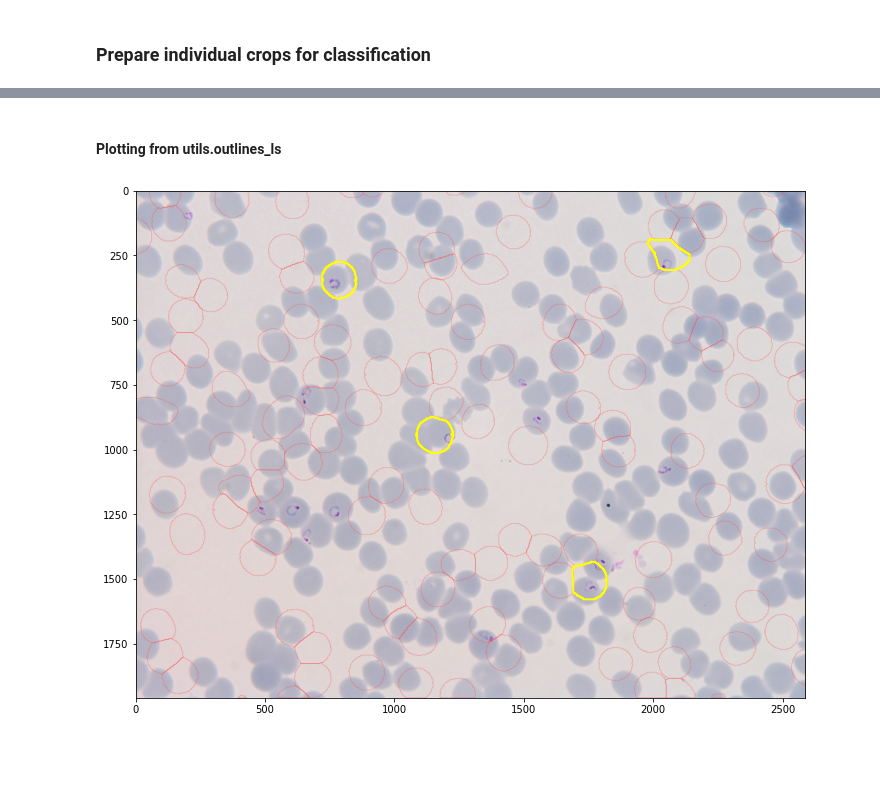
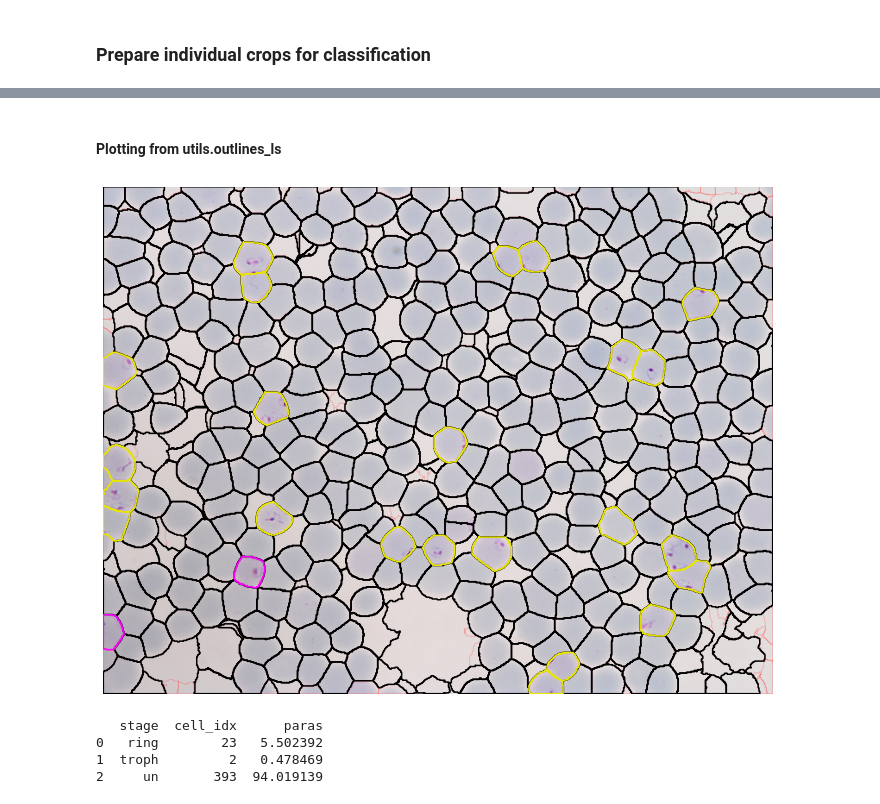
Before and after one commit to danielbarco/malariadetection_webapp, a Jupyter notebook: nbs/Cellpose-segmentation.ipynb, the cells around one changed output, grey strips where cells are left out. Drawn from its saved outputs; the diff is of its cells as text; code cells hidden in the pictures; blank space fills up the shorter version.

```diff
--- a/nbs/Cellpose-segmentation.ipynb
+++ b/nbs/Cellpose-segmentation.ipynb
@@ -323,5 +238,0 @@ from cellpose.utils import outlines_list
-# %%
-outlines_ls = utils.outlines_list(masks)
-diam = 100
-size_thres = diam*0.6
-tmp_img = img.copy()
@@ -327,0 +255,8 @@ tmp_img = img.copy()
+# %%
+class_names = ["un", 'ring', 'troph', 'shiz']
+
+def get_prediction(arr):
+    tensor = transform_image(arr)
+    outputs = pred_model.forward(tensor)
+    _, y_hat = outputs.max(1)
+    return class_names[y_hat]
@@ -355,0 +293,17 @@ ResNet(
+# %%
+def get_crop_from_outline(cell, tmp_img):
+    # get xy coords
+    x = cell.flatten()[::2]
+    y = cell.flatten()[1::2]
+    # mask outline
+    mask = np.zeros(tmp_img.shape, dtype=np.uint8)
+    channel_count = tmp_img.shape[2]  # i.e. 3 or 4 depending on your image
+    ignore_mask_color = (255,)*channel_count
+    # fill contour
+    cv2.fillConvexPoly(mask, cell, ignore_mask_color)
+    masked_image = cv2.bitwise_and(tmp_img, mask)
+    # crop the box around the cell
+    (topy, topx) = (np.min(y), np.min(x))
+    (bottomy, bottomx) = (np.max(y), np.max(x))
+    out = masked_image[topy:bottomy+1, topx:bottomx+1,:]
+    return out
@@ -490,20 +540,21 @@ plt.plot(out_pix_y, out_pix_x)
 # %%
 colors_stage = { "un": [1, 0, 0], "ring": [1, 1, 0],
     "troph": [1, 0, 1], "shiz": [0, 1, 1]}
-# %% [markdown]
-#### Plotting from utils.outlines_ls
+# %% [markdown]
+#### Plotting from utils.outlines_ls
 # %%
 f, ax = plt.subplots(figsize = (12, 12))
 # yellow: ring; magenta: troph; cyan: shiz
 
-colors_stage = { "un": [1, 0, 0], "ring": [1, 1, 0],
+colors_stage = { "un": [0, 0, 0], "ring": [0.9, 0.9, 0],
     "troph": [1, 0, 1], "shiz": [0, 1, 1]
 }
+ax.imshow(imgout)
+ax.axis('off')
 for k in class_names:
-    if k!= "un" and len(d_results[k]) > 0:
+    if len(d_results[k]) > 0:
         for cell in d_results[k]:
             coord = outlines_ls[cell]
-            ax.imshow(imgout)
-            ax.plot(coord[:,0], coord[:,1], color = colors_stage[k], lw=2)
+            ax.plot(coord[:,0], coord[:,1], color = colors_stage[k], lw=1.5)
 # %% [output]
-[figure, old version]
+[figure, new version]
@@ -509,0 +567,7 @@ for k in class_names:
+# %%
+print(df_res)
+# %% [output]
+   stage  cell_idx      paras
+0   ring        23   5.502392
+1  troph         2   0.478469
+2     un       393  94.019139
```
Also changed, not shown: parts of 56 cells of this notebook, 12 other files.
